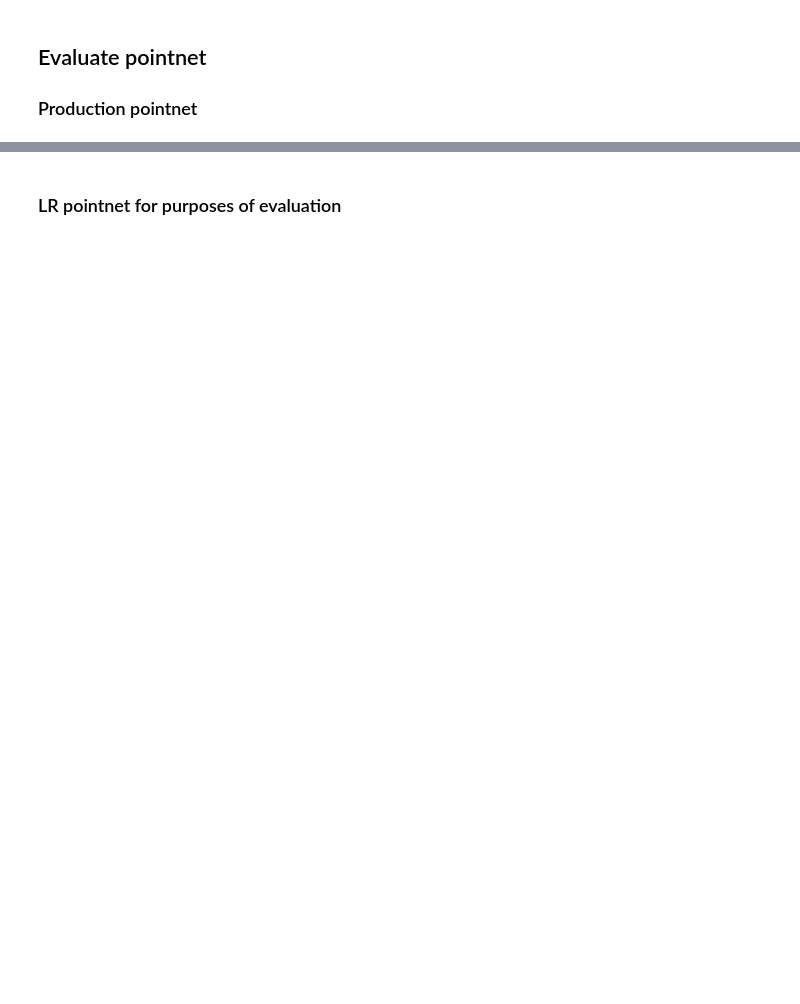
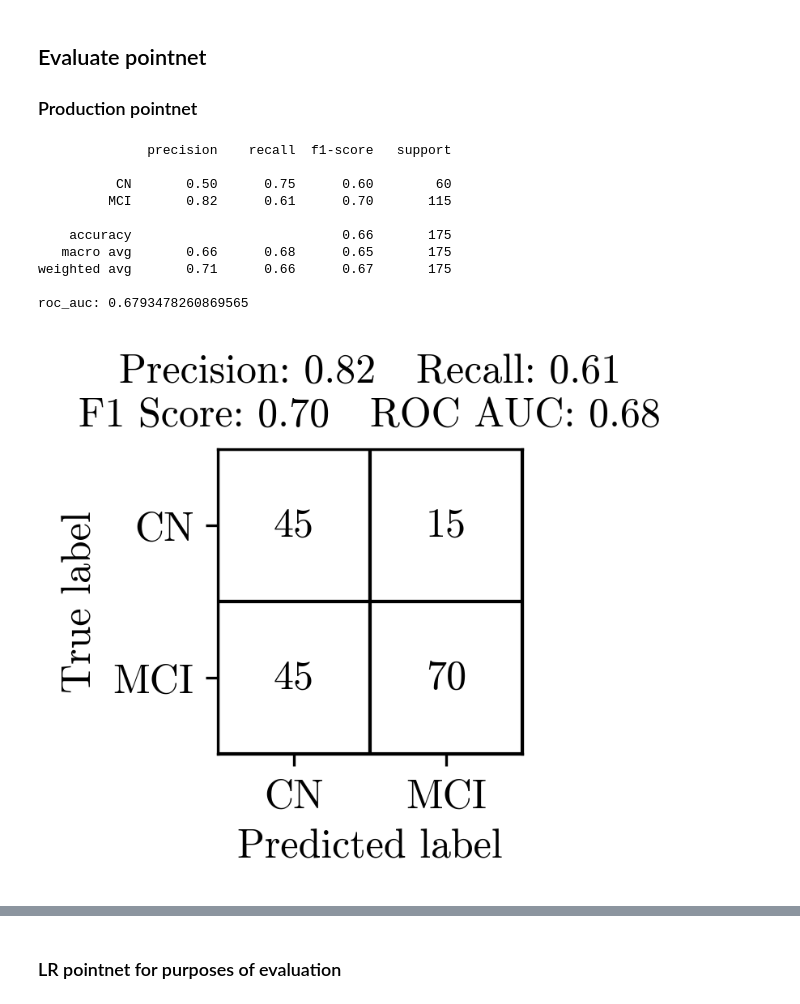
Before and after one commit to oscarlloydjohn/lloyd-john-MIUA-2025, a Jupyter notebook: eval_ensemble.ipynb, the cells around one changed output, grey strips where cells are left out. Saved outputs shown, nothing was run; the diff lists cells and outputs as text; code cells hidden in the pictures; blank space fills up the shorter version.

```diff
--- a/eval_ensemble.ipynb
+++ b/eval_ensemble.ipynb
@@ -1,9 +1,15 @@
 # %%
 from sklearn.metrics import *
 from tqdm import tqdm
-from matplotlib.ticker import MaxNLocator
+from matplotlib.ticker import MaxNLocator, MultipleLocator
+import matplotlib.pyplot as plt
+import matplotlib.colors as mcolors
 
 from final_models_explainability.get_predictions import *
+
+plt.rcParams['font.family'] = 'cmr10'
+plt.rcParams['axes.formatter.use_mathtext'] = True
+plt.rcParams['font.size'] = 12
 # %%
 data_path = "/uolstore/home/student_lnxhome01/sc22olj/Compsci/year3/individual-project-COMP3931/individual-project-sc22olj/scratch-disk/full-datasets/hcampus-1.5T-cohort-holdout"
 # %%
@@ -144,0 +104,69 @@ plt.show()
+# %%
+results = np.load('pointnet_eval.npz')
+true = results['true']
+pred_probs = results['pred_probs']
+pred_classes= results['pred_classes']
+data= results['data']
+
+report = classification_report(true, pred_classes, target_names=['CN', 'MCI'], output_dict=True)
+
+print(classification_report(true, pred_classes, target_names=['CN', 'MCI']))
+
+roc_auc = roc_auc_score(true, pred_classes)
+
+print(f"roc_auc: {roc_auc}")
+
+fpr, tpr, thresholds = roc_curve(true, pred_probs)
+
+conf_matrix = confusion_matrix(true, pred_classes)
+
+labels = ['CN', 'MCI']
+fig, ax = plt.subplots(dpi=300, figsize=(2.5, 2.5))
+num_classes = conf_matrix.shape[0]
+ax.set_xlim(-0.5, num_classes - 0.5)
+ax.set_ylim(num_classes - 0.5, -0.5)
+ax.set_aspect('equal')
+for i in range(num_classes):
+    for j in range(num_classes):
+        rect = plt.Rectangle((j - 0.5, i - 0.5), 1, 1,
+                             fill=True, edgecolor='black', facecolor='white')
+        ax.add_patch(rect)
+        ax.text(j, i, str(conf_matrix[i, j]),
+                ha='center', va='center', color='black', fontsize=12)
+ax.set_xticks(np.arange(num_classes))
+ax.set_yticks(np.arange(num_classes))
+ax.set_xticklabels(labels)
+ax.set_yticklabels(labels)
+ax.set_xlabel('Predicted label')
+ax.set_ylabel('True label')
+metrics_text = f'Precision: {report['MCI']['precision']:.2f}   Recall: {report['MCI']['recall']:.2f}\nF1 Score: {report['MCI']['f1-score']:.2f}   ROC AUC: {roc_auc:.2f}'
+ax.text(num_classes / 2 - 0.5, -0.6, metrics_text,
+        ha='center', va='bottom')
+plt.tight_layout()
+plt.savefig('figures/pointnet_confusion.png', dpi=300, bbox_inches='tight')
+plt.show()
+
+fig, ax = plt.subplots(dpi=300, figsize=(4, 4))
+ax.plot(fpr, tpr, color='purple', label=f'ROC Curve (AUC = {roc_auc:.2f})')
+ax.plot([0, 1], [0, 1], linestyle='--', color='gray')
+ax.set_xlabel('False Positive Rate')
+ax.set_ylabel('True Positive Rate')
+ax.grid(True)
+ax.xaxis.set_major_locator(MultipleLocator(0.2))
+ax.yaxis.set_major_locator(MultipleLocator(0.2))
+ax.legend(loc='lower right')
+plt.tight_layout()
+plt.savefig('figures/pointnet_roc.png', dpi=300)
+plt.show()
+# %% [output]
+              precision    recall  f1-score   support
+
+          CN       0.50      0.75      0.60        60
+         MCI       0.82      0.61      0.70       115
+
+    accuracy                           0.66       175
+   macro avg       0.66      0.68      0.65       175
+weighted avg       0.71      0.66      0.67       175
+
+roc_auc: 0.6793478260869565
+[figure, added]
```
Also changed, not shown: parts of 19 cells of this notebook, 6 other files.
